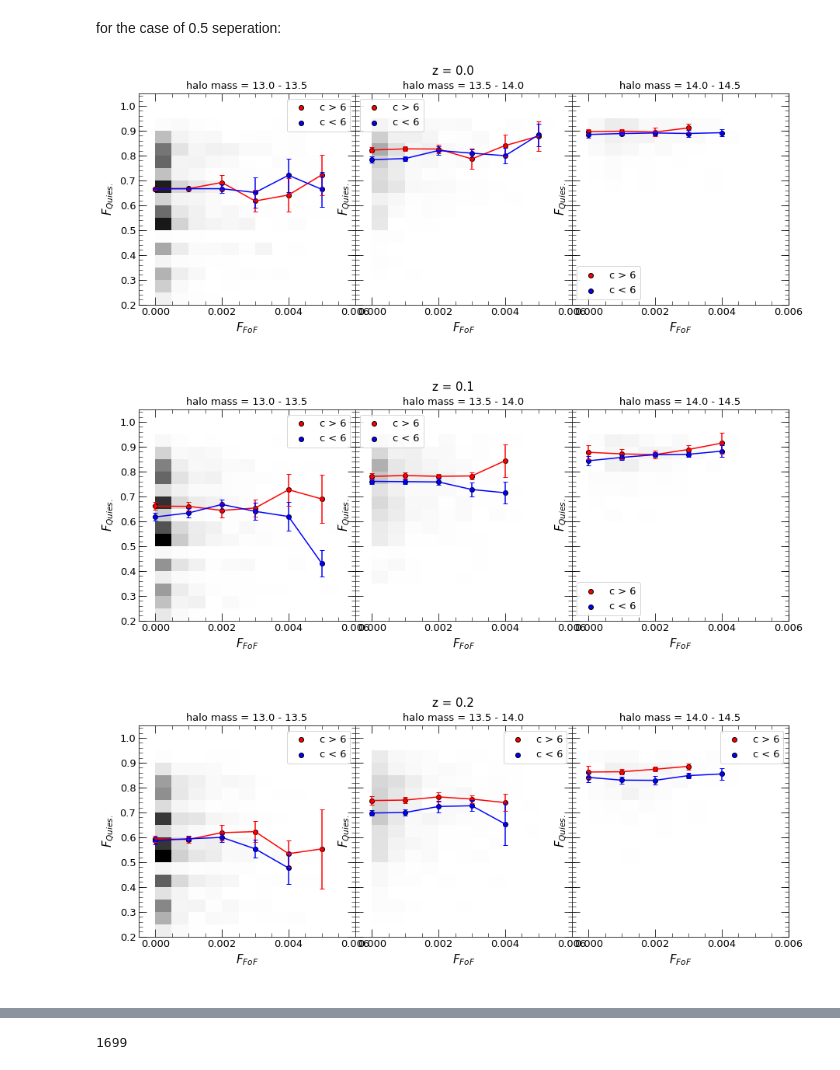
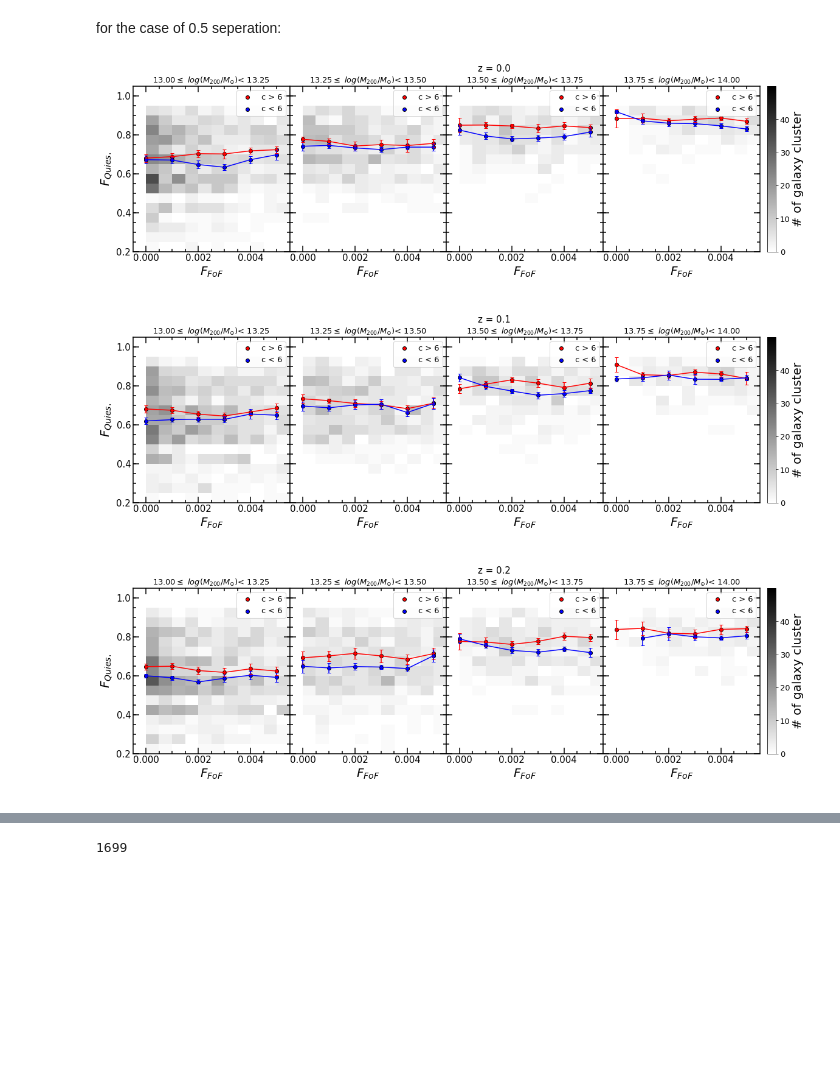
Before and after one commit to eunheeko/WFMinIllustrisTNG, a Jupyter notebook: WFMinIllustrisTNG.ipynb, the cells around one changed output, grey strips where cells are left out. Saved outputs shown, nothing was run; the diff lists cells and outputs as text; code cells hidden in the pictures; blank space fills up the shorter version.

```diff
--- a/WFMinIllustrisTNG.ipynb
+++ b/WFMinIllustrisTNG.ipynb
@@ -464,7 +464,7 @@ divide into several mass bins
 # %% [markdown]
 for the case of 0.5 seperation:
 # %%
-mass_bins = np.arange(13.0, 14.5, 0.5)
+mass_bins = np.arange(13.0, 14.0, 0.25)
 colors = ['red', 'orange', 'green', 'blue']
 
 for isnap, snap in enumerate(snaps_full):
@@ -472,24 +472,24 @@ for isnap, snap in enumerate(snaps_full):
     scale_factor = scale_factors[isnap]
     z = zs_full[isnap]
 
-    fig, ax = plt.subplots(1, 3, figsize = (15, 5), sharex = True, sharey = True)
+    fig, ax = plt.subplots(1, 4, figsize = (22, 5), sharex = True, sharey = True)
     fig.subplots_adjust(wspace = 0)
 
 #     for imbin, mbin in enumerate(mass_bins):
 
-    with open(f'./lists_all_corr_sm9p5/m200_snap{snap:03d}', "rb") as f:
+    with open(f'./lists_all_corr_sm8p5/m200_snap{snap:03d}', "rb") as f:
         m200s = pickle.load(f)
 
-    with open(f'./lists_all_corr_sm9p5/fofs_snap{snap:03d}', "rb") as f:
+    with open(f'./lists_all_corr_sm8p5/fofs_snap{snap:03d}', "rb") as f:
         fofs = pickle.load(f)
 
 #     with open(f'./lists_all_corr_sm9p5/fqs_snap{snap:03d}', "rb") as f:
 #         fqs = pickle.load(f)
 
-    with open(f'./lists_all_corr_sm9p5/fqs_twice_snap{snap:03d}', "rb") as f:
+    with open(f'./lists_all_corr_sm8p5/fqs_twice_snap{snap:03d}', "rb") as f:
         fqs_twice = pickle.load(f)
 
-    with open(f'./lists_all_corr_sm9p5/cpars_snap{snap:03d}', "rb") as f:
+    with open(f'./lists_all_corr_sm8p5/cpars_snap{snap:03d}', "rb") as f:
         cpars = pickle.load(f)
 
     m200s = np.array(m200s)
@@ -506,7 +506,7 @@ for isnap, snap in enumerate(snaps_full):
 
     for im, m in enumerate(mass_bins):
 
-        m_mask = (m200s >= 10**m) & (m200s < 10**(m + 0.5))
+        m_mask = (m200s >= 10**m) & (m200s < 10**(m + 0.25))
 
         ## concentrated
         mask = m_mask & old_mask
@@ -552,42 +552,52 @@ for isnap, snap in enumerate(snaps_full):
             meds = []
 
             for _ in range(100):
                 bsamp = np.random.choice(el, size = len(el), replace = True)
                 meds.append(np.median(bsamp))
 
             fqs_median.append(np.mean(meds))
             fqs_std.append(np.std(meds))
 
-        ax[im].hist2d(fofs[m_mask], fqs[m_mask], bins = [np.arange(0, 0.006, 0.0005), np.arange(0, 1, 0.05)], cmap = 'gray_r', vmin = 0, vmax = 200)
+        hist_color = ax[im].hist2d(fofs[m_mask], fqs[m_mask], bins = [np.arange(0, 0.006, 0.0005), np.arange(0, 1, 0.05)], cmap = 'gray_r', vmin = 0, vmax = 50)
 #         ax[im].scatter(fofs[m_mask], fqs[m_mask], alpha = .5, color = 'grey')
         ax[im].scatter(fof_range, fqs_median, color = 'blue', edgecolor = 'black', label = 'c < 6')
         ax[im].errorbar(fof_range, fqs_median, yerr = fqs_std, color = 'blue', capsize = 3)
 
-        ax[im].set_xlim(-0.0005, 0.006)
+        ax[im].set_xlim(-0.0005, 0.0055)
         ax[im].set_ylim(0.2, 1.05)
 
-        ax[im].set_title(f'halo mass = {m:.1f} - {m+0.5:.1f}', fontsize = 13)
-        ax[im].set_xlabel('$F_{FoF}$', fontsize = 15)
-        ax[im].set_ylabel('$F_{Quies.}$', fontsize = 15)
-        ax[im].legend(fontsize = 13)
+        ax[im].set_title(f'{m:.2f}' + r'$\leq$ $log(M_{200}/M_{\odot})$' + f'< {m+0.25:.2f}', fontsize = 13)
+        ax[im].set_xlabel('$F_{FoF}$', fontsize = 20)
+
+        if im == 0:
+            ax[im].set_ylabel('$F_{Quies.}$', fontsize = 20)
+
+        ax[im].legend(loc = 'upper right', fontsize = 13)
 
         ax[im].xaxis.set_major_locator(MultipleLocator(0.002))
-        ax[im].yaxis.set_major_locator(MultipleLocator(0.1))
+        ax[im].yaxis.set_major_locator(MultipleLocator(0.2))
 
         ax[im].xaxis.set_minor_locator(AutoMinorLocator())
         ax[im].yaxis.set_minor_locator(AutoMinorLocator())
 
-        ax[im].tick_params(which = 'major', length = 10, direction = 'in', labelsize = 13)
-        ax[im].tick_params(which = 'minor', length = 5, direction = 'in', labelsize = 13)
+        ax[im].tick_params(which = 'major', length = 10, direction = 'in', labelsize = 15, width = 1.5)
+        ax[im].tick_params(which = 'minor', length = 5, direction = 'in', labelsize = 15, width = 1.5)
 
         ax[im].xaxis.set_ticks_position('both')
         ax[im].yaxis.set_ticks_position('both')
 
+        for sp in ['top', 'bottom', 'left', 'right']:
+            ax[im].spines[sp].set_linewidth(1.5)
+
 #     fig.supylabel('$F_{Quies.}$')
     fig.suptitle(f'z = {z:.1f}', fontsize = 15)
 
+    cbar = fig.colorbar(hist_color[3], ax = ax, pad = .01, cmap = 'gray_r', ticks = np.arange(0, 50, 10))
+    cbar.ax.tick_params(labelsize=13)
+    cbar.set_label(label = '# of galaxy cluster', fontsize = 20)
+
     fig.savefig(f'./figs/wfm_z_{z:.1f}.png')
 # %% [output]
-[figure, old version]
+[figure, new version]
-[figure, old version]
+[figure, new version]
-[figure, old version]
+[figure, new version]
```
Also changed, not shown: parts of 2 cells of this notebook, 2 other files.
